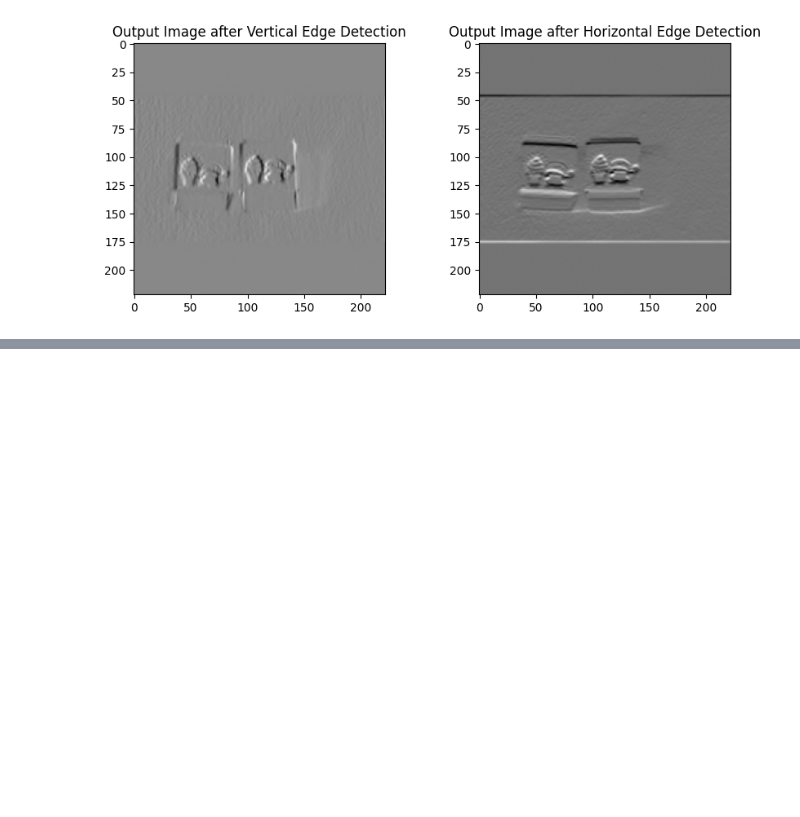
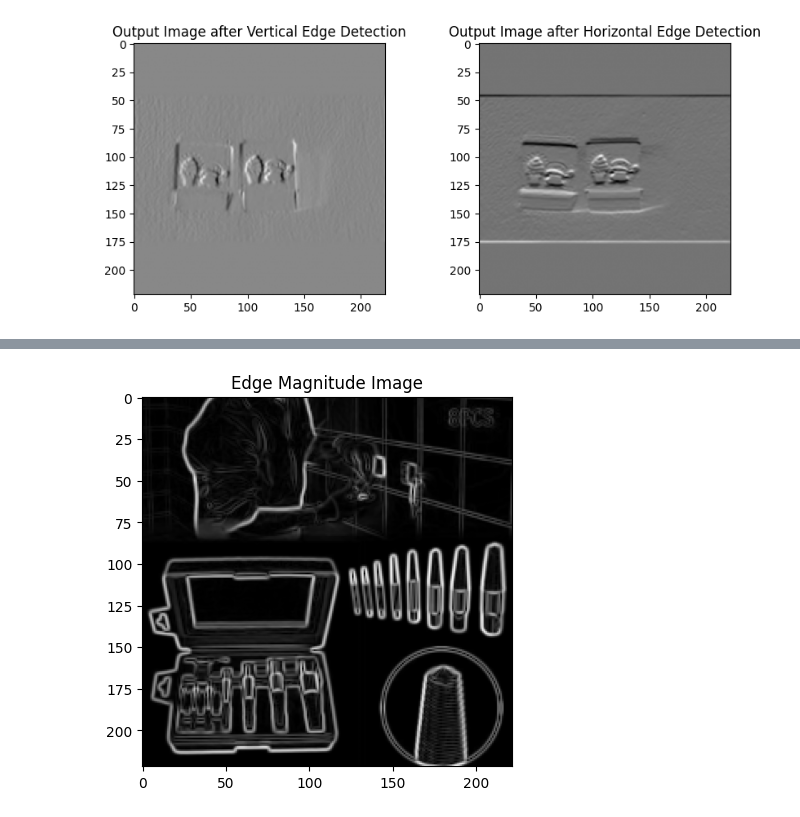
Before and after one commit to ByteVoyageur/ml_rakuten, a Jupyter notebook: notebooks/00_xiaosong_image_avant_exploration.ipynb, the cells around one changed output, grey strips where cells are left out. Drawn from its saved outputs; the diff is of its cells as text; code cells hidden in the pictures; blank space fills up the shorter version.

```diff
--- a/notebooks/00_xiaosong_image_avant_exploration.ipynb
+++ b/notebooks/00_xiaosong_image_avant_exploration.ipynb
@@ -125,0 +122,9 @@ manual_convolution(img_test)
+# %%
+edge_v = manual_convolution(img_test, kernel_vertical)
+edge_h = manual_convolution(img_test, kernel_horizontal)
+edge_magnitude = np.sqrt(edge_v**2 + edge_h**2)
+magnitude_fig = plt.imshow(edge_magnitude, cmap='gray')
+plt.title("Edge Magnitude Image")
+plt.show()
+# %% [output]
+[figure, added]
```
Also changed, not shown: parts of 5 cells of this notebook.
